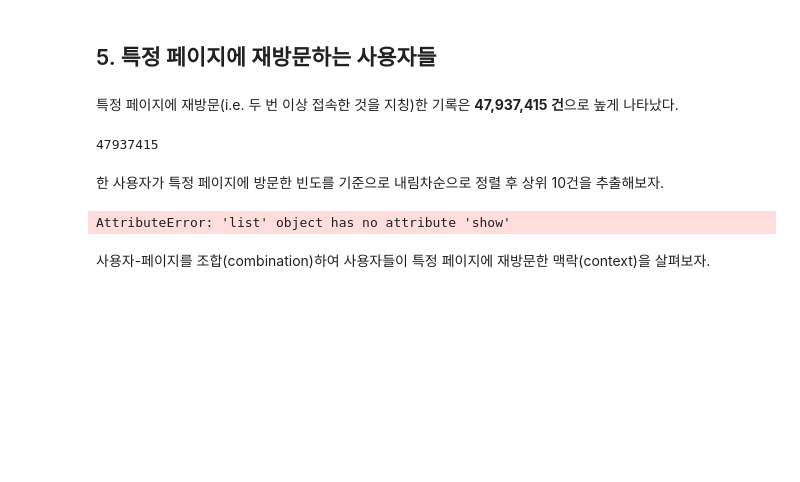
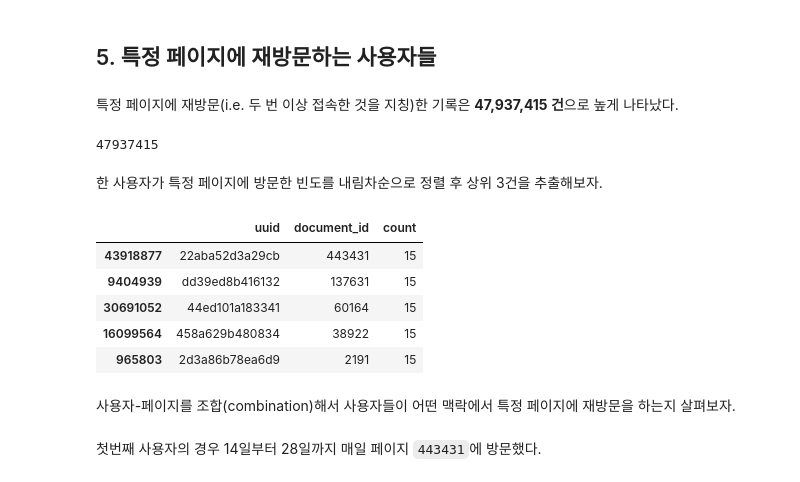
Before and after one commit to line-capstone/Projects, a Jupyter notebook: Codes/[CS]EDA_01_Exploring page_views & events.ipynb, the cells around one changed output. Cells and saved outputs as stored; diff of their text form; code cells hidden in the pictures; blank space fills up the shorter version.

Commit message:
Edit [CS] EDA_01_Exploring page_views & events file

```diff
--- a/Codes/[CS]EDA_01_Exploring page_views & events.ipynb
+++ b/Codes/[CS]EDA_01_Exploring page_views & events.ipynb
@@ -262,17 +262,22 @@ page_views_by_traffic_source_pandas.plot.pie(y='count', figsize=(10, 10), labels
 # %% [markdown]
 특정 페이지에 재방문(i.e. 두 번 이상 접속한 것을 지칭)한 기록은 **47,937,415 건**으로 높게 나타났다.
 # %%
-page_views_by_user_doc_df = page_views_df.groupBy(['uuid','document_id']).count().alias('count').filter('count > 1').toPandas()
+page_views_by_user_doc_df = page_views_df.groupBy(['uuid','document_id']).count().alias('count').filter('count > 1')
 page_views_by_user_doc_df.count()
-
-page_views_df.groupBy('traffic_source').count().toPandas()
 # %% [output]
 47937415
+# %%
+page_views_by_user_doc_df_pandas = page_views_by_user_doc_df.toPandas()
 # %% [markdown]
-한 사용자가 특정 페이지에 방문한 빈도를 기준으로 내림차순으로 정렬 후 상위 10건을 추출해보자.
+한 사용자가 특정 페이지에 방문한 빈도를 내림차순으로 정렬 후 상위 3건을 추출해보자.
-# %%
-page_views_by_user_doc_df.sort('count', ascending = False).collect().show(10)
-# %% [output]
-AttributeError: 'list' object has no attribute 'show'
+# %%
+page_views_by_user_doc_df_pandas.sort_values(['count'], ascending = False).head(5)
+# %% [output]
+|  | uuid | document_id | count |
+| 43918877 | 22aba52d3a29cb | 443431 | 15 |
+| 9404939 | dd39ed8b416132 | 137631 | 15 |
+| 30691052 | 44ed101a183341 | 60164 | 15 |
+| 16099564 | 458a629b480834 | 38922 | 15 |
+| 965803 | 2d3a86b78ea6d9 | 2191 | 15 |
 # %% [markdown]
-사용자-페이지를 조합(combination)하여 사용자들이 특정 페이지에 재방문한 맥락(context)을 살펴보자.
+사용자-페이지를 조합(combination)해서 사용자들이 어떤 맥락에서 특정 페이지에 재방문을 하는지 살펴보자.
@@ -282 +290,3 @@ def checking_rep_comb(uuid, docu_id):
+# %% [markdown]
+첫번째 사용자의 경우 14일부터 28일까지 매일 페이지 `443431`에 방문했다.
 # %%
```
Also changed, not shown: parts of 55 cells of this notebook.
